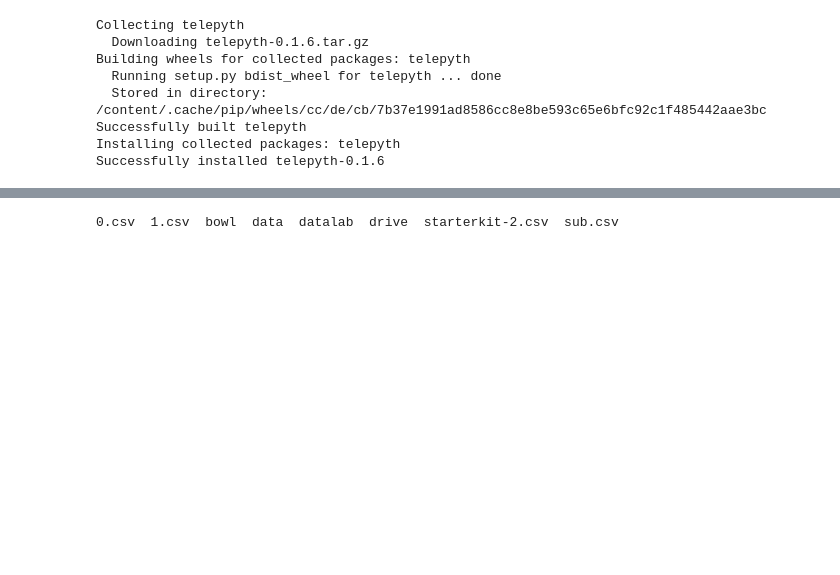
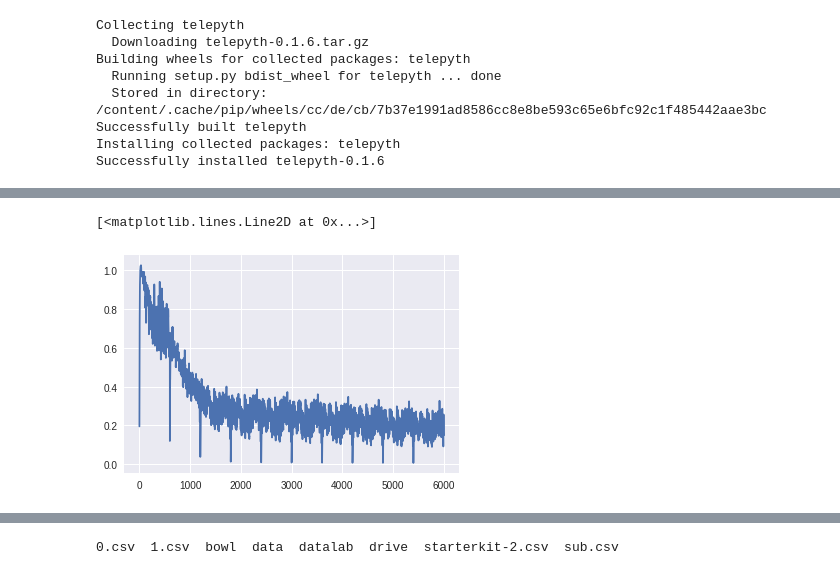
Before and after one commit to stas6626/bowl, a Jupyter notebook: AdvancedDSBowl.ipynb, the cells around one changed output, grey strips where cells are left out. Drawn from its saved outputs; the diff is of its cells as text; code cells hidden in the pictures; blank space fills up the shorter version.

```diff
--- a/AdvancedDSBowl.ipynb
+++ b/AdvancedDSBowl.ipynb
@@ -635,3 +797,2 @@ Downloading: "https://download.pytorch.org/models/resnet34-333f7ec4.pth" to /con
 # %%
-train_dataset = DSB2018Dataset_6D(TRAIN_DIR, train_ids[:600])
-valid_dataset = DSB2018Dataset(TRAIN_DIR, train_ids[600:])
+train_dataset = DatasetV2(TRAIN_DIR, train_ids[:600], transform=train_transform)
@@ -661,0 +799,4 @@ AttributeError: ignored
+# %%
+albunet = AlbuNet(pretrained=True, num_classes=3)
+# %%
+losses = train(albunet, train_dataset, n_epochs=10, loss_mask=LossBinary(0.01), loss_center=LossBinary(0.01), loss_border=LossBinary(0.01), batch_size=32)
@@ -662 +831,8 @@ AttributeError: ignored
+# %%
+loss = np.array(losses)
+# %%
+plt.plot(loss)
+# %% [output]
+[<matplotlib.lines.Line2D at 0x...>]
+[figure, added]
 # %%
```
Also changed, not shown: parts of 26 cells of this notebook.
